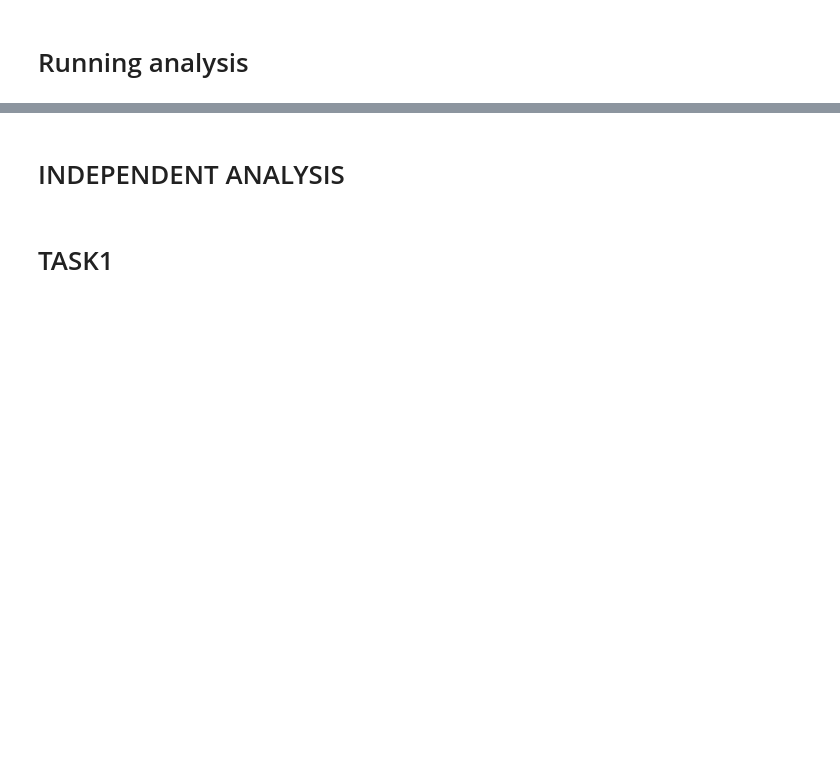
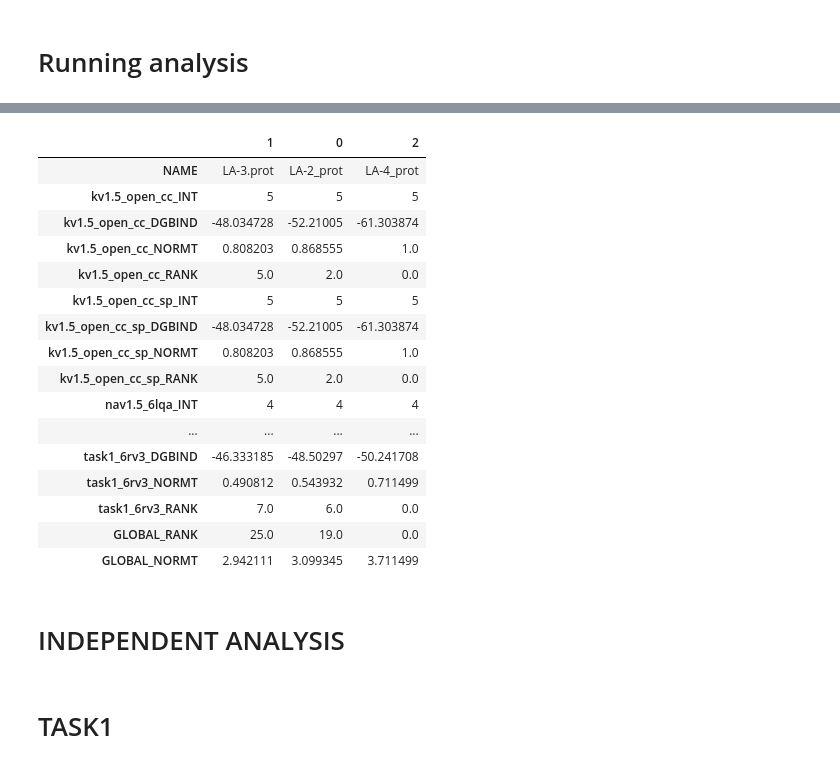
Before and after one commit to ucm-lbqc/polypharm, a Jupyter notebook: polypharm_protocol.ipynb, the cells around one changed output, grey strips where cells are left out. Drawn from its saved outputs; the diff is of its cells as text; code cells hidden in the pictures; blank space fills up the shorter version.

```diff
--- a/polypharm_protocol.ipynb
+++ b/polypharm_protocol.ipynb
@@ -117,3 +106,24 @@ new_ranking
+# %%
+cross_results = ppm.rank_poses_cross(results, RANK_CRITERIA)
+cross_results.T
+# %% [output]
+|  | 1 | 0 | 2 |
+| NAME | LA-3.prot | LA-2_prot | LA-4_prot |
+| kv1.5_open_cc_INT | 5 | 5 | 5 |
+| kv1.5_open_cc_DGBIND | -48.034728 | -52.21005 | -61.303874 |
+| kv1.5_open_cc_NORMT | 0.808203 | 0.868555 | 1.0 |
+| kv1.5_open_cc_RANK | 5.0 | 2.0 | 0.0 |
+| kv1.5_open_cc_sp_INT | 5 | 5 | 5 |
+| kv1.5_open_cc_sp_DGBIND | -48.034728 | -52.21005 | -61.303874 |
+| kv1.5_open_cc_sp_NORMT | 0.808203 | 0.868555 | 1.0 |
+| kv1.5_open_cc_sp_RANK | 5.0 | 2.0 | 0.0 |
+| nav1.5_6lqa_INT | 4 | 4 | 4 |
+| ... | ... | ... | ... |
+| task1_6rv3_DGBIND | -46.333185 | -48.50297 | -50.241708 |
+| task1_6rv3_NORMT | 0.490812 | 0.543932 | 0.711499 |
+| task1_6rv3_RANK | 7.0 | 6.0 | 0.0 |
+| GLOBAL_RANK | 25.0 | 19.0 | 0.0 |
+| GLOBAL_NORMT | 2.942111 | 3.099345 | 3.711499 |
 # %% [markdown]
 # INDEPENDENT ANALYSIS
 # %% [markdown]
```
Also changed, not shown: parts of 17 cells of this notebook.
